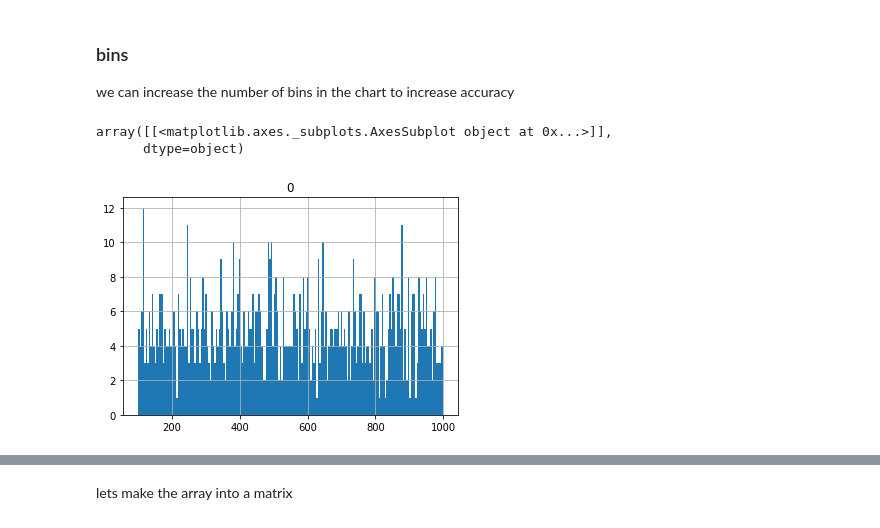
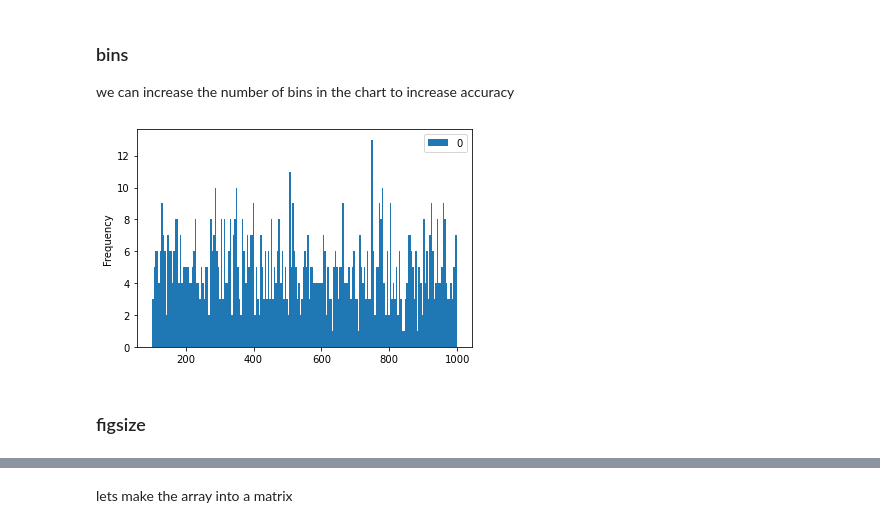
Before and after one commit to Elad-p/Python, a Jupyter notebook: Data Analysis/10_Pandas - Data Visualization.ipynb, the cells around one changed output, grey strips where cells are left out. Drawn from its saved outputs; the diff is of its cells as text; code cells hidden in the pictures.

```diff
--- a/Data Analysis/10_Pandas - Data Visualization.ipynb
+++ b/Data Analysis/10_Pandas - Data Visualization.ipynb
@@ -139,8 +174,8 @@ array([[<matplotlib.axes._subplots.AxesSubplot object at 0x...>]],
 ### bins
 we can increase the number of bins in the chart to increase accuracy
 # %%
-sales_dframe.hist(bins=200)
+sales_dframe.plot.hist(bins=200);
 # %% [output]
-array([[<matplotlib.axes._subplots.AxesSubplot object at 0x...>]],
-      dtype=object)
-[figure, old version]
+[figure, new version]
+# %% [markdown]
+### figsize
```
Also changed, not shown: parts of 60 cells of this notebook.
